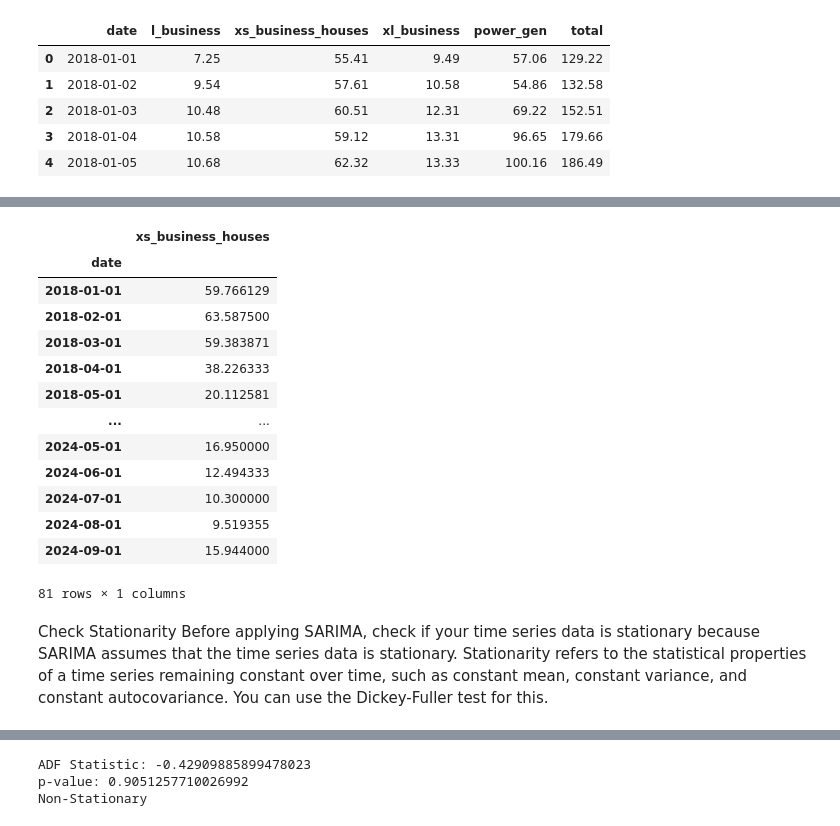
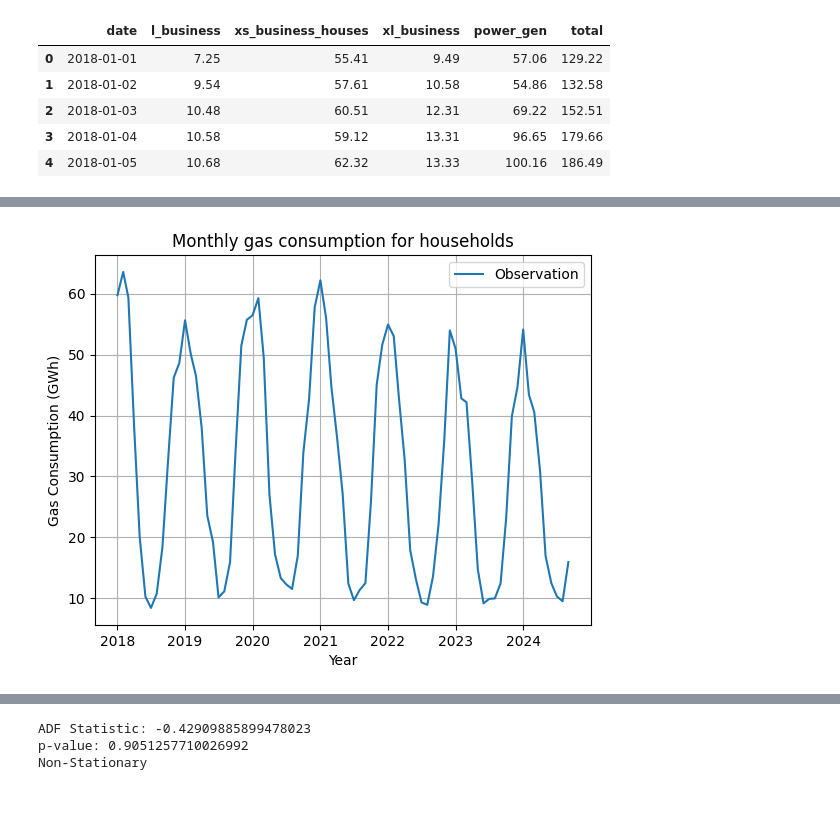
Before and after one commit to Kate-217/pogramming_for_data_analytics, a Jupyter notebook: project/project_2.ipynb, the cells around one changed output, grey strips where cells are left out. Cells and saved outputs as stored; diff of their text form; code cells hidden in the pictures.

```diff
--- a/project/project_2.ipynb
+++ b/project/project_2.ipynb
@@ -357,22 +356,12 @@ plt.show()
-# %%
-# set date as index
-month_houses = month_houses.set_index('date')
-month_houses
-# %% [output]
-|  | xs_business_houses |
-| date |  |
-| 2018-01-01 | 59.766129 |
-| 2018-02-01 | 63.587500 |
-| 2018-03-01 | 59.383871 |
-| 2018-04-01 | 38.226333 |
-| 2018-05-01 | 20.112581 |
-| ... | ... |
-| 2024-05-01 | 16.950000 |
-| 2024-06-01 | 12.494333 |
-| 2024-07-01 | 10.300000 |
-| 2024-08-01 | 9.519355 |
-| 2024-09-01 | 15.944000 |
-81 rows × 1 columns
-# %% [markdown]
-Check Stationarity
-Before applying SARIMA, check if your time series data is stationary because SARIMA assumes that the time series data is stationary. Stationarity refers to the statistical properties of a time series remaining constant over time, such as constant mean, constant variance, and constant autocovariance. You can use the Dickey-Fuller test for this.
+# %%
+fig,ax =plt.subplots()
+ax.plot(month_houses['date'],month_houses['xs_business_houses'], label='Observation')
+
+ax.set_xlabel("Year")
+ax.set_ylabel("Gas Consumption (GWh)")
+ax.set_title("Monthly gas consumption for households")
+ax.grid()
+ax.legend(loc='upper right')
+plt.show()
+# %% [output]
+[figure, added]
```
Also changed, not shown: parts of 11 cells of this notebook.
